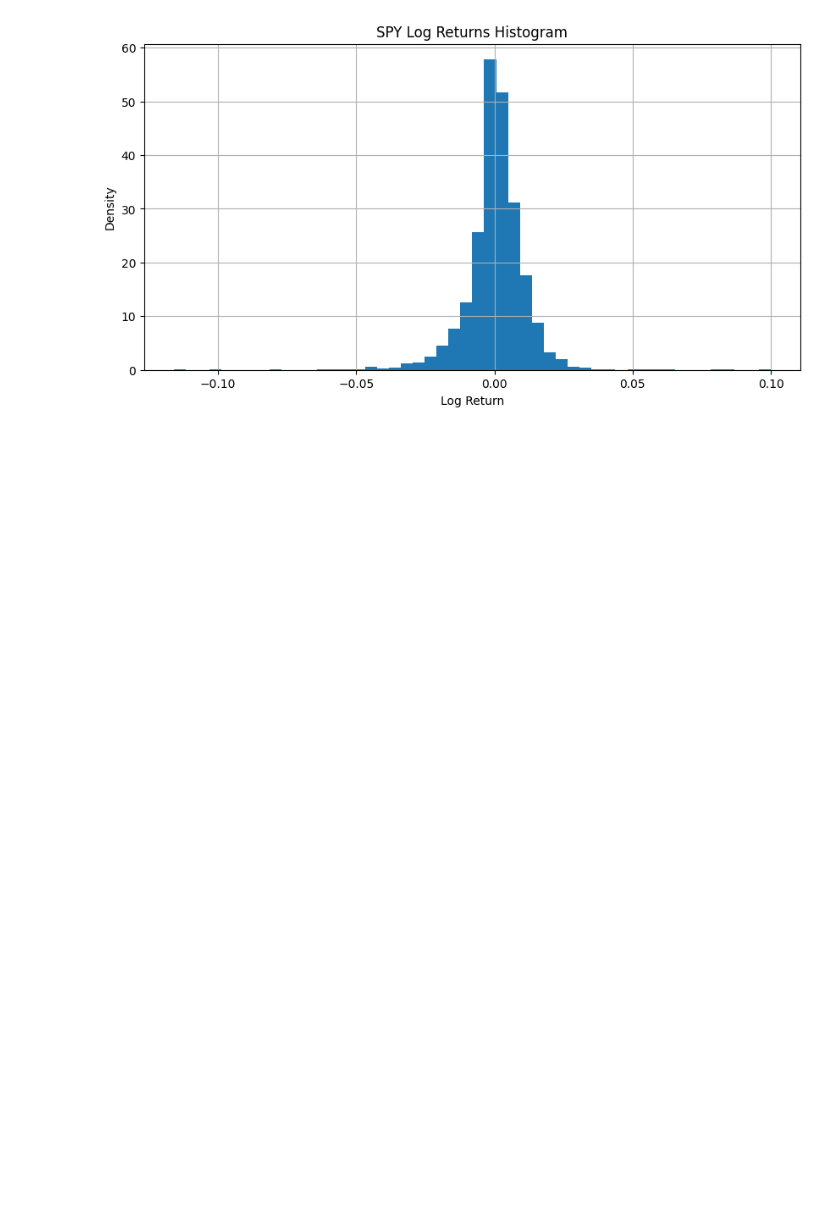
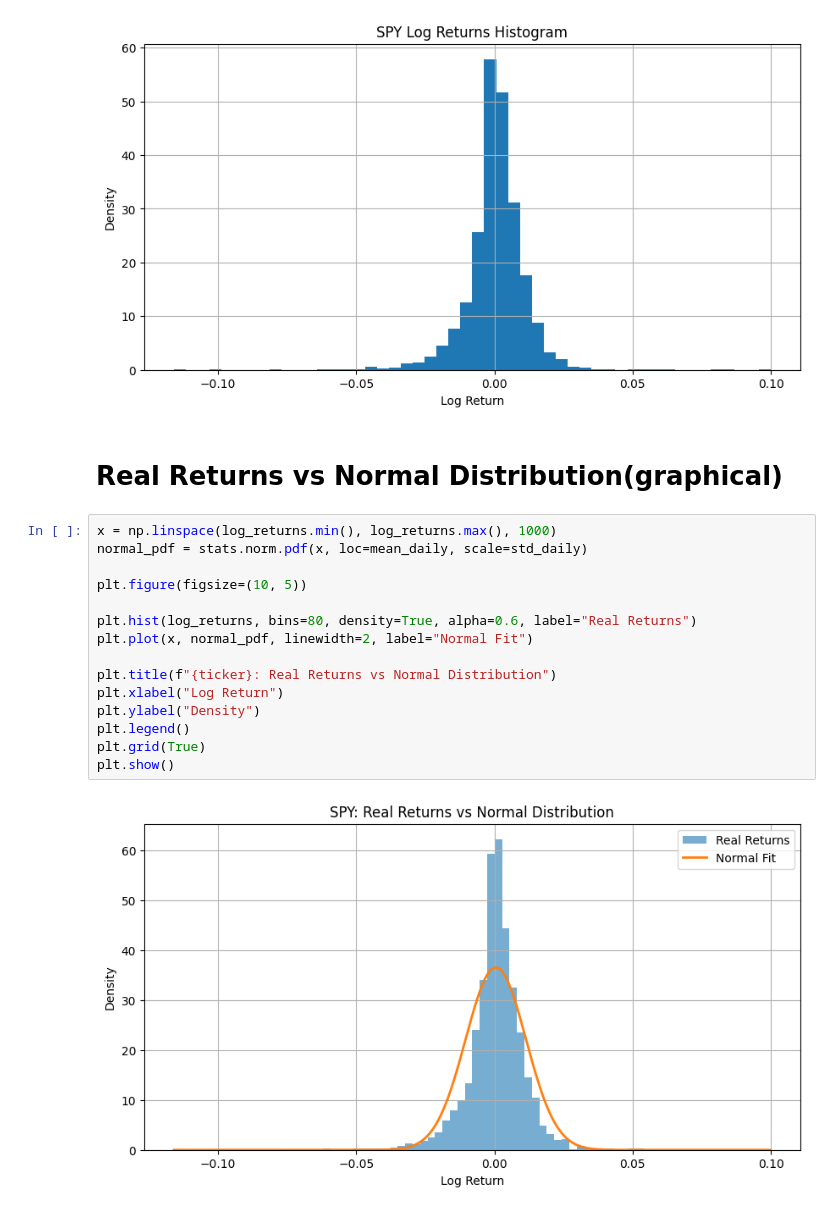
Before and after one commit to akhyear/MonteCarloRiskProject, a Jupyter notebook: notebooks/01_data_and_return_analysis.ipynb, the cells around one changed output. Drawn from its saved outputs; the diff is of its cells as text; blank space fills up the shorter version.

Commit message:
Real Returns vs Normal Distribution(graphical)

```diff
--- a/notebooks/01_data_and_return_analysis.ipynb
+++ b/notebooks/01_data_and_return_analysis.ipynb
@@ -234,3 +234,22 @@ plt.grid(True)
 plt.show()
 # %% [output]
 [figure]
+# %% [markdown]
+# Real Returns vs Normal Distribution(graphical)
+# %%
+x = np.linspace(log_returns.min(), log_returns.max(), 1000)
+normal_pdf = stats.norm.pdf(x, loc=mean_daily, scale=std_daily)
+
+plt.figure(figsize=(10, 5))
+
+plt.hist(log_returns, bins=80, density=True, alpha=0.6, label="Real Returns")
+plt.plot(x, normal_pdf, linewidth=2, label="Normal Fit")
+
+plt.title(f"{ticker}: Real Returns vs Normal Distribution")
+plt.xlabel("Log Return")
+plt.ylabel("Density")
+plt.legend()
+plt.grid(True)
+plt.show()
+# %% [output]
+[figure, added]
```
